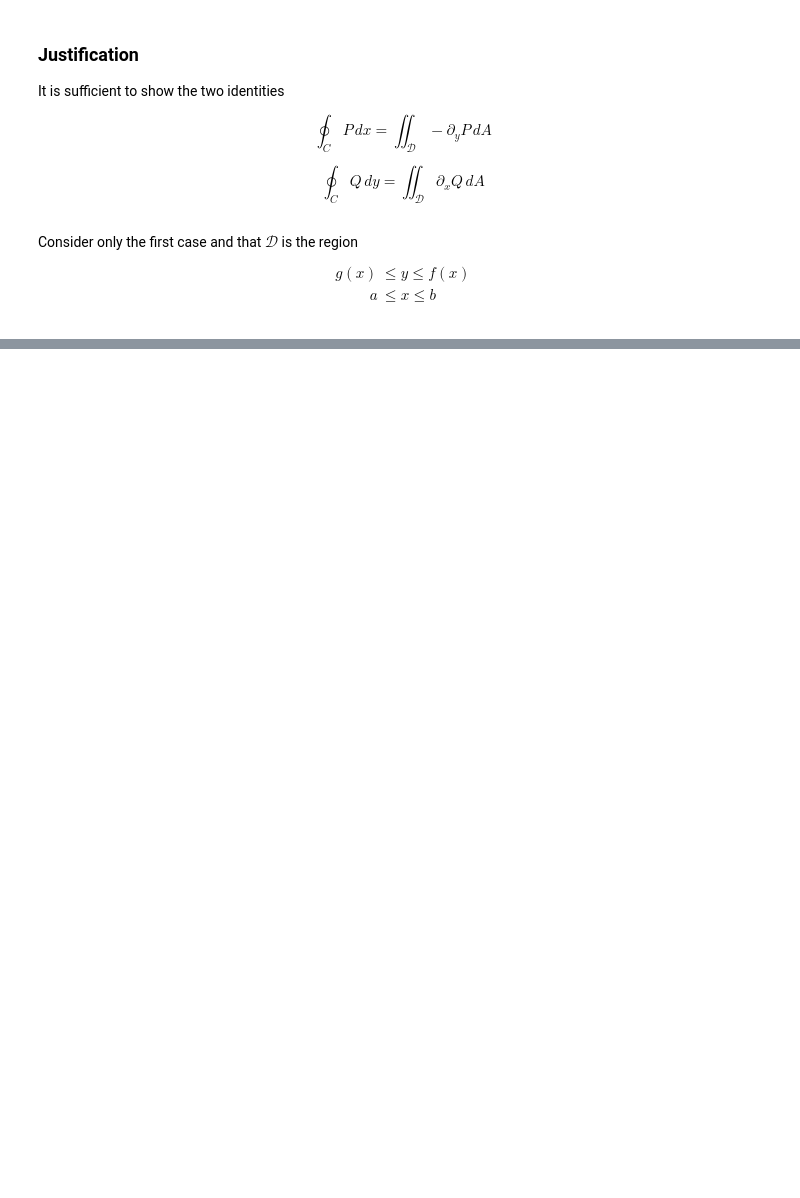
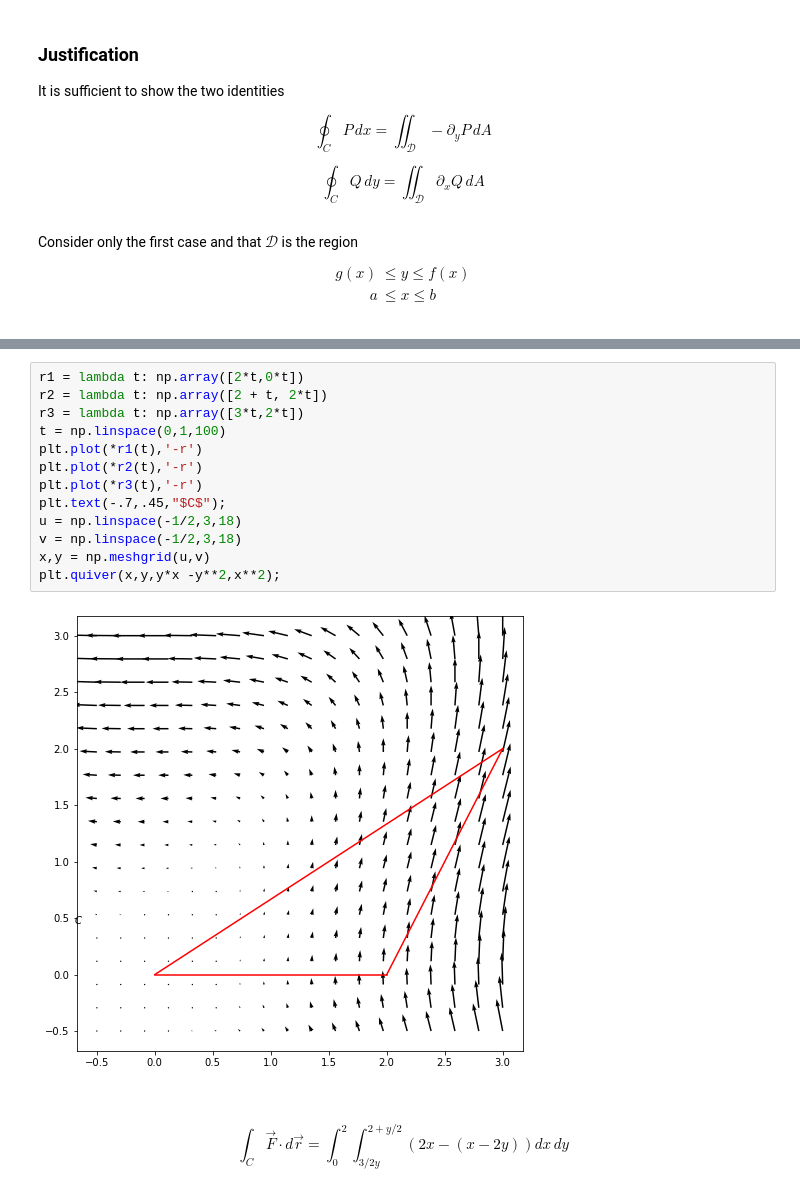
Before and after one commit to drewyoungren/mvc-f20, a Jupyter notebook: lec/mvc-L20.ipynb, the cells around one changed output, grey strips where cells are left out. Drawn from its saved outputs; the diff is of its cells as text; blank space fills up the shorter version.

```diff
--- a/lec/mvc-L20.ipynb
+++ b/lec/mvc-L20.ipynb
@@ -187,0 +160,19 @@ plt.plot(xs,ys,'b',lw=3,alpha=1);
+# %%
+r1 = lambda t: np.array([2*t,0*t])
+r2 = lambda t: np.array([2 + t, 2*t])
+r3 = lambda t: np.array([3*t,2*t])
+t = np.linspace(0,1,100)
+plt.plot(*r1(t),'-r')
+plt.plot(*r2(t),'-r')
+plt.plot(*r3(t),'-r')
+plt.text(-.7,.45,"$C$");
+u = np.linspace(-1/2,3,18)
+v = np.linspace(-1/2,3,18)
+x,y = np.meshgrid(u,v)
+plt.quiver(x,y,y*x -y**2,x**2);
+# %% [output]
+[figure, added]
+# %% [markdown]
+<p style="padding-bottom:40%;"> </p>
+# %% [markdown]
+$$ \int_C \vec F\cdot d\vec r  = \int_0^2 \int_{3/2 y}^{2+ y/2} (2x - (x - 2y)) dx \,dy$$
```
Also changed, not shown: parts of 49 cells of this notebook, 3 other files.
